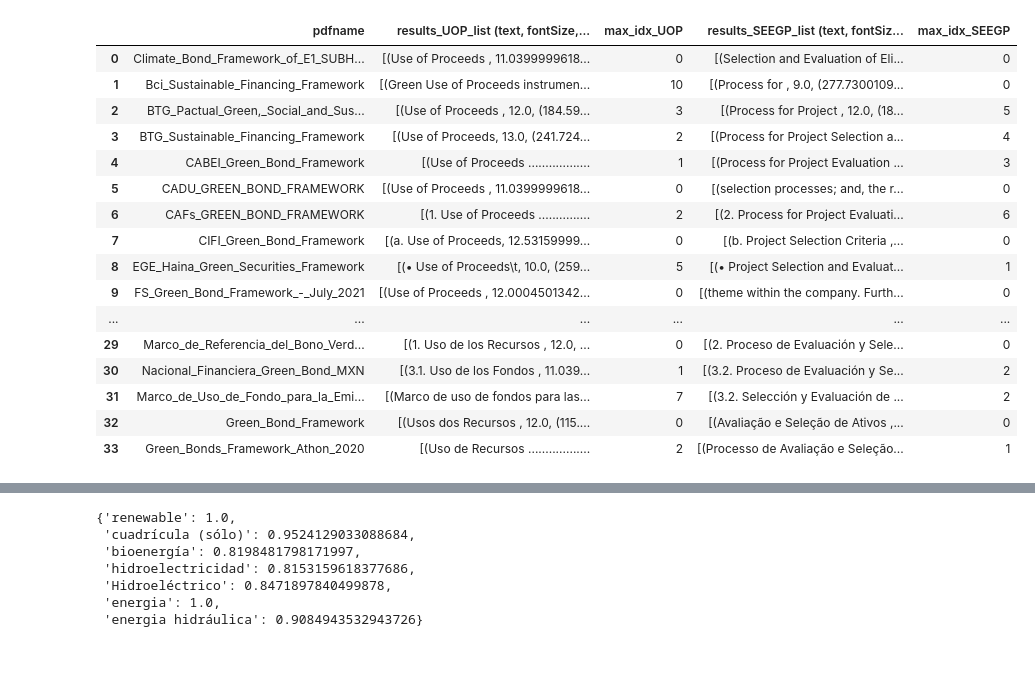
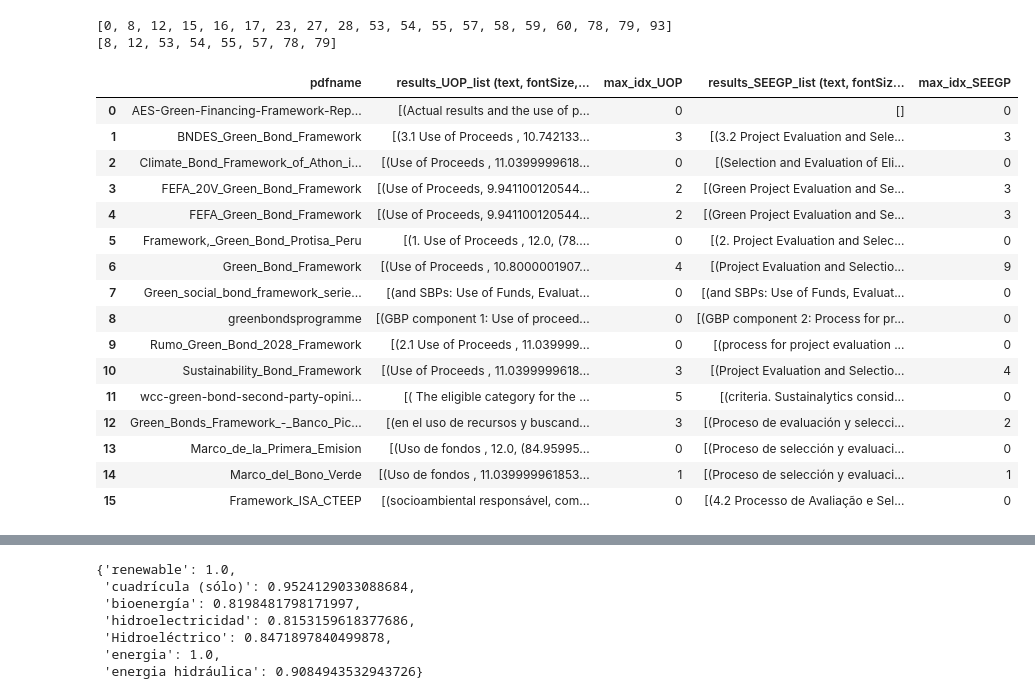
Before and after one commit to emw9805-notabot/ADSCert_project_Watson, a Jupyter notebook: pipeline_final_V4-0.ipynb, the cells around one changed output, grey strips where cells are left out. Saved outputs shown, nothing was run; the diff lists cells and outputs as text; code cells hidden in the pictures; blank space fills up the shorter version.

```diff
--- a/pipeline_final_V4-0.ipynb
+++ b/pipeline_final_V4-0.ipynb
@@ -384,7 +343,7 @@ def fontInfo(language, document):
     pdf = pymupdf.open(document)
 
     if language == 'PT':
-        keywordsUOP = ['Usos dos Recursos', 'Uso de Recursos']
+        keywordsUOP = ['Usos dos Recursos', 'Uso de Recursos', 'Uso dos Recursos']
         keywordsSEEGP = ['Selection and Evaluation', 'Process for the Project Evaluation and Selection', 'Project Evaluation and Selection Process', 'Project Selection and Evaluation Process', 'Process for Project Evaluation and Selection', 'Project Selection and Assessment Process', 'Project Selection Criteria', 'Project evaluation & selection', 'Project Selection Process']
         keywordsSEEGP_test = ['Avaliação e Seleção de Ativos', 'Processo de Avaliação e Seleção de Projetos']
     elif language == 'ES':
@@ -422,11 +381,14 @@ def fontInfo(language, document):
 def find_max_font(results_UOP, results_SEEGP):
 
     max_font_size_UOP = 0
-    for result_idx_UOP in range(len(results_UOP)):
-        resultA = results_UOP[result_idx_UOP]
-        if resultA[1] > max_font_size_UOP:
-            max_font_size_UOP = resultA[1]
-            max_idx_UOP = result_idx_UOP
+    if len(results_UOP) == 0:
+        max_idx_UOP = 0
+    else:
+        for result_idx_UOP in range(len(results_UOP)):
+            resultA = results_UOP[result_idx_UOP]
+            if resultA[1] > max_font_size_UOP:
+                max_font_size_UOP = resultA[1]
+                max_idx_UOP = result_idx_UOP
 
     max_font_size_SEEGP = 0
     if len(results_SEEGP) == 0:
@@ -785,10 +747,11 @@ pdf_pt = ['Green_Bond_Framework', 'Green_Bonds_Framework_Athon_2020']
 
 
 # manual baseline pdfs
-pdf_man_base_en = ['BNDES_Green_Bond_Framework','Climate Bond Framework of Athon in 2021','FEFA_20V_Green_Bond_Framework',
-                   'FEFA_Green_Bond_Framework','Framework,_Green_Bond_Protisa_Peru','Green_Bond_Framework',
-                   'Green_social_bond_framework_series_ab_ac_2018','greenbondsprogramme','Integrated-Report-2017',
-                   'Rumo_Green_Bond_2028_Framework','Sustainability_Bond_Framework','wcc-green-bond-second-party-opinion-05222019']
+pdf_man_base_en = ['BNDES_Green_Bond_Framework','Climate_Bond_Framework_of_Athon_in_2021','FEFA_20V_Green_Bond_Framework',
+                   'FEFA_Green_Bond_Framework','Framework,_Green_Bond_Protisa_Peru','Green_Bond_Framework', 'Green_social_bond_framework_series_ab_ac_2018',
+                   'greenbondsprogramme','Rumo_Green_Bond_2028_Framework','Sustainability_Bond_Framework',
+                   'wcc-green-bond-second-party-opinion-05222019', 'Integrated-Report-2017']
+pdf_man_base_en_test = ['Integrated-Report-2017']
 pdf_man_base_es = ['Green_Bonds_Framework_-_Banco_Pichincha', 'Marco_de_la_Primera_Emision', 'Marco_del_Bono_Verde']
 pdf_man_base_pt = ['Framework_ISA_CTEEP']
 # %%
@@ -954,15 +917,15 @@ categories from UOP portion
 filepath = '/Users/elisabethwatson/Documents/GitHub/ADSCert_project_Watson/PDFs/' # refinement runs
 filepath_mb = '/Users/elisabethwatson/Documents/GitHub/ADSCert_project_Watson/eval_FW_rpts/'
 extention = '.pdf'
-language = 'EN'
+language = 'PT'
 tableStrategy = 'lines_strict'
 
 if language == 'EN':
-    pdf_list_name = 'pdf_man_base_en'
+    pdf_list_name = pdf_man_base_en_test
 elif language == 'ES':
-    pdf_list_name = 'pdf_man_base_es'
+    pdf_list_name = pdf_man_base_es
 elif language == 'PT':
-    pdf_list_name = 'pdf_man_base_pt'
+    pdf_list_name = pdf_man_base_pt
 
 #similarity_th = 0.97
 #cleanup_th = 0.77
@@ -1127,23 +1127,31 @@ table_df
+# %%
+lines_strict = table_df.iloc[7].loc['tablePages_list']
+lines = table_df.iloc[8].loc['tablePages_list']
+print(lines)
+print(lines_strict)
+# %% [output]
+[0, 8, 12, 15, 16, 17, 23, 27, 28, 53, 54, 55, 57, 58, 59, 60, 78, 79, 93]
+[8, 12, 53, 54, 55, 57, 78, 79]
 # %%
-# UOP_df
+UOP_df
 # %% [output]
 |  | pdfname | results_UOP_list (text, fontSize,... | max_idx_UOP | results_SEEGP_list (text, fontSiz... | max_idx_SEEGP |
-| 0 | Climate_Bond_Framework_of_E1_SUBH... | [(Use of Proceeds , 11.0399999618... | 0 | [(Selection and Evaluation of Eli... | 0 |
-| 1 | Bci_Sustainable_Financing_Framework | [(Green Use of Proceeds instrumen... | 10 | [(Process for , 9.0, (277.7300109... | 0 |
-| 2 | BTG_Pactual_Green,_Social_and_Sus... | [(Use of Proceeds , 12.0, (184.59... | 3 | [(Process for Project , 12.0, (18... | 5 |
-| 3 | BTG_Sustainable_Financing_Framework | [(Use of Proceeds, 13.0, (241.724... | 2 | [(Process for Project Selection a... | 4 |
-| 4 | CABEI_Green_Bond_Framework | [(Use of Proceeds .................. | 1 | [(Process for Project Evaluation ... | 3 |
-| 5 | CADU_GREEN_BOND_FRAMEWORK | [(Use of Proceeds , 11.0399999618... | 0 | [(selection processes; and, the r... | 0 |
-| 6 | CAFs_GREEN_BOND_FRAMEWORK | [(1. Use of Proceeds ............... | 2 | [(2. Process for Project Evaluati... | 6 |
-| 7 | CIFI_Green_Bond_Framework | [(a. Use of Proceeds, 12.53159999... | 0 | [(b. Project Selection Criteria ,... | 0 |
-| 8 | EGE_Haina_Green_Securities_Framework | [(• Use of Proceeds\t, 10.0, (259... | 5 | [(• Project Selection and Evaluat... | 1 |
-| 9 | FS_Green_Bond_Framework_-_July_2021 | [(Use of Proceeds , 12.0004501342... | 0 | [(theme within the company. Furth... | 0 |
-| ... | ... | ... | ... | ... | ... |
-| 29 | Marco_de_Referencia_del_Bono_Verd... | [(1. Uso de los Recursos , 12.0, ... | 0 | [(2. Proceso de Evaluación y Sele... | 0 |
-| 30 | Nacional_Financiera_Green_Bond_MXN | [(3.1. Uso de los Fondos , 11.039... | 1 | [(3.2. Proceso de Evaluación y Se... | 2 |
-| 31 | Marco_de_Uso_de_Fondo_para_la_Emi... | [(Marco de uso de fondos para las... | 7 | [(3.2. Selección y Evaluación de ... | 2 |
-| 32 | Green_Bond_Framework | [(Usos dos Recursos , 12.0, (115.... | 0 | [(Avaliação e Seleção de Ativos ,... | 0 |
-| 33 | Green_Bonds_Framework_Athon_2020 | [(Uso de Recursos .................. | 2 | [(Processo de Avaliação e Seleção... | 1 |
+| 0 | AES-Green-Financing-Framework-Rep... | [(Actual results and the use of p... | 0 | [] | 0 |
+| 1 | BNDES_Green_Bond_Framework | [(3.1 Use of Proceeds , 10.742133... | 3 | [(3.2 Project Evaluation and Sele... | 3 |
+| 2 | Climate_Bond_Framework_of_Athon_i... | [(Use of Proceeds , 11.0399999618... | 0 | [(Selection and Evaluation of Eli... | 0 |
+| 3 | FEFA_20V_Green_Bond_Framework | [(Use of Proceeds, 9.941100120544... | 2 | [(Green Project Evaluation and Se... | 3 |
+| 4 | FEFA_Green_Bond_Framework | [(Use of Proceeds, 9.941100120544... | 2 | [(Green Project Evaluation and Se... | 3 |
+| 5 | Framework,_Green_Bond_Protisa_Peru | [(1. Use of Proceeds , 12.0, (78.... | 0 | [(2. Project Evaluation and Selec... | 0 |
+| 6 | Green_Bond_Framework | [(Use of Proceeds , 10.8000001907... | 4 | [(Project Evaluation and Selectio... | 9 |
+| 7 | Green_social_bond_framework_serie... | [(and SBPs: Use of Funds, Evaluat... | 0 | [(and SBPs: Use of Funds, Evaluat... | 0 |
+| 8 | greenbondsprogramme | [(GBP component 1: Use of proceed... | 0 | [(GBP component 2: Process for pr... | 0 |
+| 9 | Rumo_Green_Bond_2028_Framework | [(2.1 Use of Proceeds , 11.039999... | 0 | [(process for project evaluation ... | 0 |
+| 10 | Sustainability_Bond_Framework | [(Use of Proceeds , 11.0399999618... | 3 | [(Project Evaluation and Selectio... | 4 |
+| 11 | wcc-green-bond-second-party-opini... | [( The eligible category for the ... | 5 | [(criteria. Sustainalytics consid... | 0 |
+| 12 | Green_Bonds_Framework_-_Banco_Pic... | [(en el uso de recursos y buscand... | 3 | [(Proceso de evaluación y selecci... | 2 |
+| 13 | Marco_de_la_Primera_Emision | [(Uso de fondos , 12.0, (84.95995... | 0 | [(Proceso de selección y evaluaci... | 0 |
+| 14 | Marco_del_Bono_Verde | [(Uso de fondos , 11.039999961853... | 1 | [(Proceso de selección y evaluaci... | 1 |
+| 15 | Framework_ISA_CTEEP | [(socioambiental responsável, com... | 0 | [(4.2 Processo de Avaliação e Sel... | 0 |
 # %%
 UOP_Words_df
 # %% [output]
```
Also changed, not shown: parts of 9 cells of this notebook, 7 other files.
